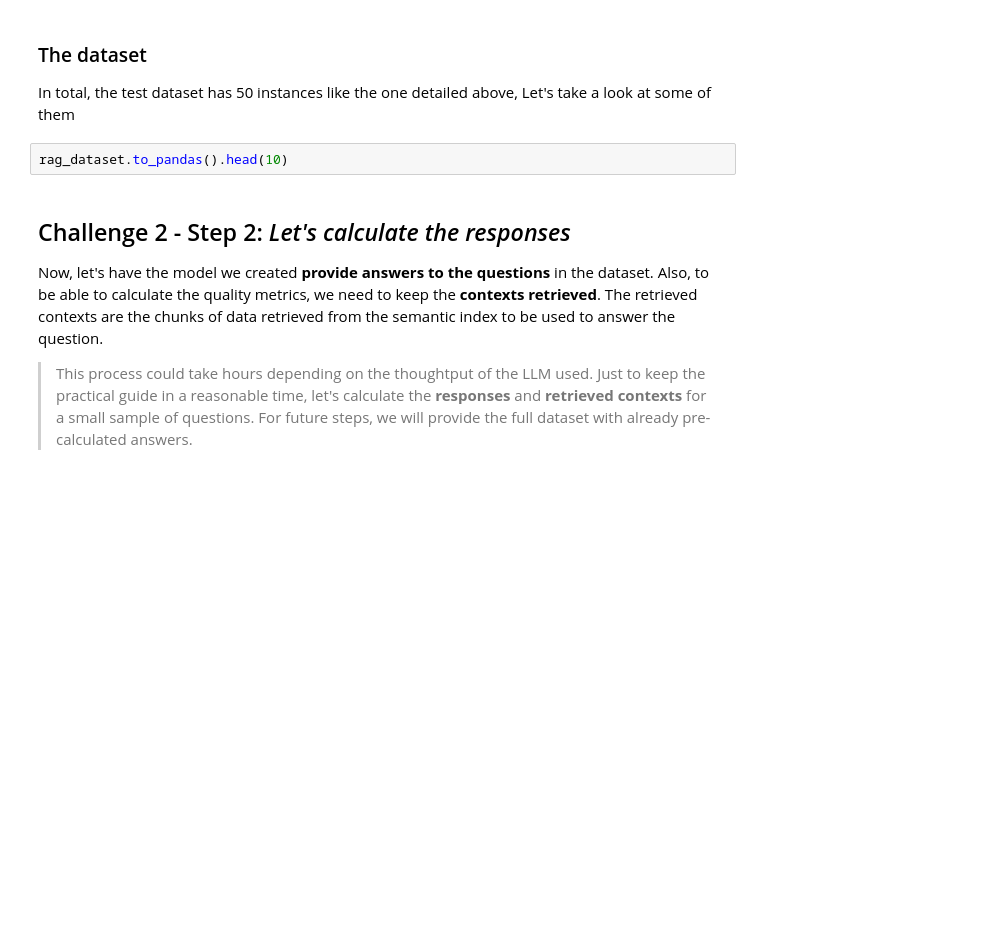
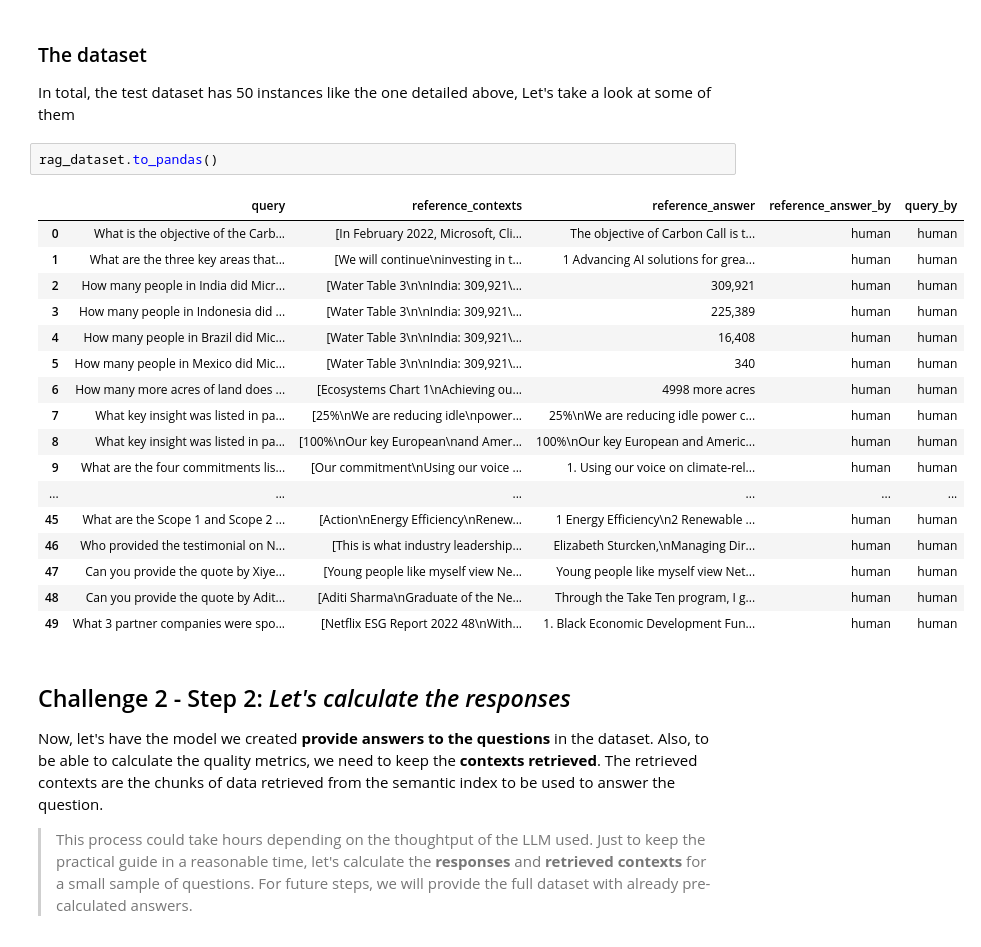
Before and after one commit to gustavo-pabon/tc-2025, a Jupyter notebook: 01-create your copilot.ipynb, the cells around one changed output. Saved outputs shown, nothing was run; the diff lists cells and outputs as text; blank space fills up the shorter version.

```diff
--- a/01-create your copilot.ipynb
+++ b/01-create your copilot.ipynb
@@ -304,7 +350,25 @@ display(Markdown("\n\n".join([create_instance_md(k, v) for k,v in rag_dataset.to
 ### The dataset
 In total, the test dataset has 50 instances like the one detailed above, Let's take a look at some of them
 # %%
-rag_dataset.to_pandas().head(10)
+rag_dataset.to_pandas()
+# %% [output]
+|  | query | reference_contexts | reference_answer | reference_answer_by | query_by |
+| 0 | What is the objective of the Carb... | [In February 2022, Microsoft, Cli... | The objective of Carbon Call is t... | human | human |
+| 1 | What are the three key areas that... | [We will continue\ninvesting in t... | 1 Advancing AI solutions for grea... | human | human |
+| 2 | How many people in India did Micr... | [Water Table 3\n\nIndia: 309,921\... | 309,921 | human | human |
+| 3 | How many people in Indonesia did ... | [Water Table 3\n\nIndia: 309,921\... | 225,389 | human | human |
+| 4 | How many people in Brazil did Mic... | [Water Table 3\n\nIndia: 309,921\... | 16,408 | human | human |
+| 5 | How many people in Mexico did Mic... | [Water Table 3\n\nIndia: 309,921\... | 340 | human | human |
+| 6 | How many more acres of land does ... | [Ecosystems Chart 1\nAchieving ou... | 4998 more acres | human | human |
+| 7 | What key insight was listed in pa... | [25%\nWe are reducing idle\npower... | 25%\nWe are reducing idle power c... | human | human |
+| 8 | What key insight was listed in pa... | [100%\nOur key European\nand Amer... | 100%\nOur key European and Americ... | human | human |
+| 9 | What are the four commitments lis... | [Our commitment\nUsing our voice ... | 1. Using our voice on climate-rel... | human | human |
+| ... | ... | ... | ... | ... | ... |
+| 45 | What are the Scope 1 and Scope 2 ... | [Action\nEnergy Efficiency\nRenew... | 1 Energy Efficiency\n2 Renewable ... | human | human |
+| 46 | Who provided the testimonial on N... | [This is what industry leadership... | Elizabeth Sturcken,\nManaging Dir... | human | human |
+| 47 | Can you provide the quote by Xiye... | [Young people like myself view Ne... | Young people like myself view Net... | human | human |
+| 48 | Can you provide the quote by Adit... | [Aditi Sharma\nGraduate of the Ne... | Through the Take Ten program, I g... | human | human |
+| 49 | What 3 partner companies were spo... | [Netflix ESG Report 2022 48\nWith... | 1. Black Economic Development Fun... | human | human |
 # %% [markdown]
 ## Challenge 2 - Step 2: *Let's calculate the responses*
 
```
Also changed, not shown: parts of 13 cells of this notebook, 1 other file.
